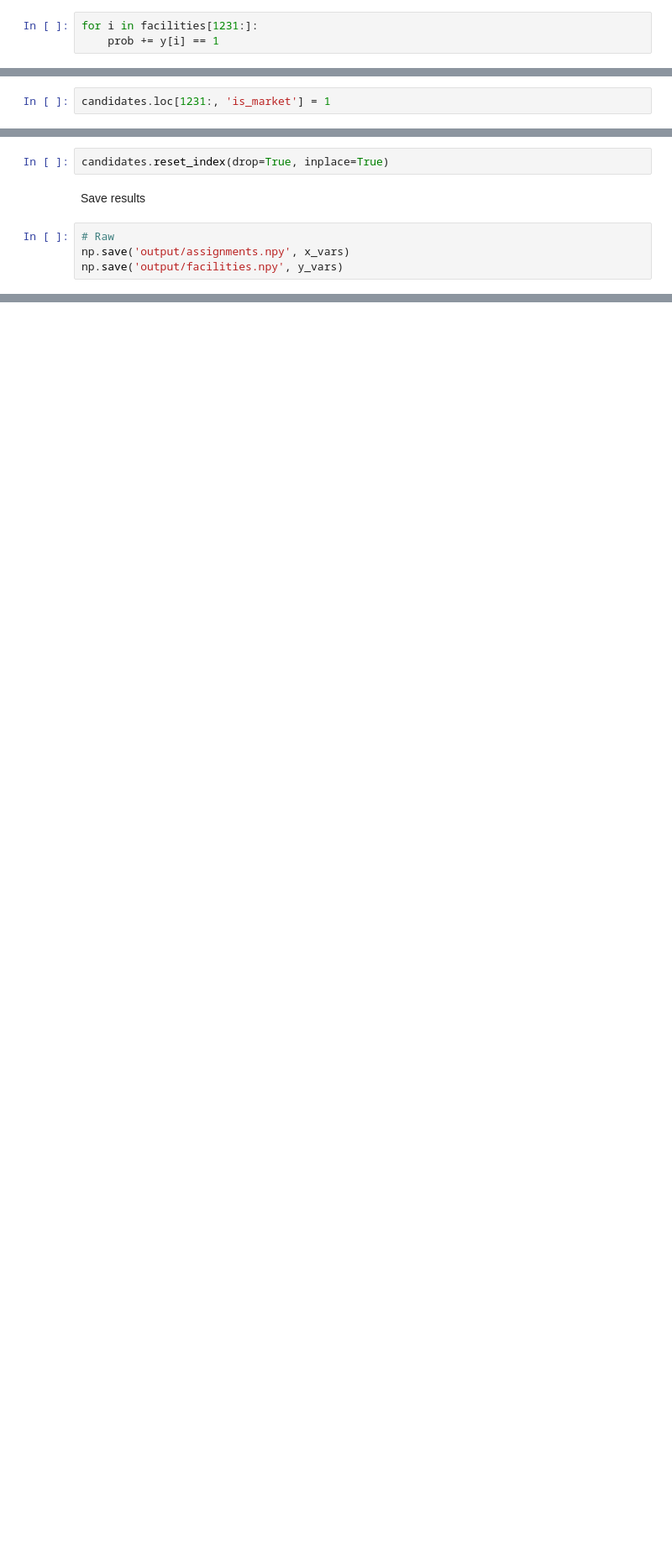
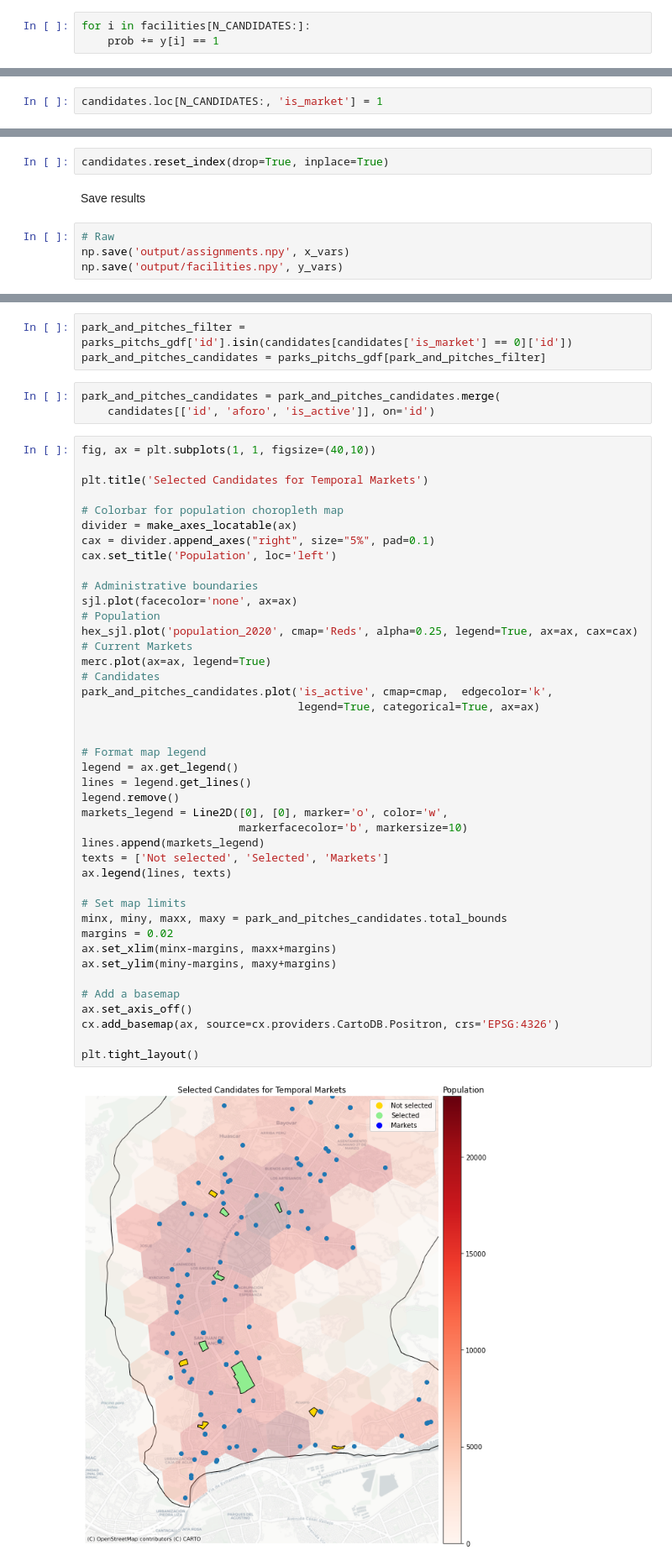
Before and after one commit to EL-BID/urbanpy, a Jupyter notebook: notebooks/Market Facility Location with Python.ipynb, the cells around one changed output, grey strips where cells are left out. Shown at 84% size. Cells and saved outputs as stored; diff of their text form; blank space fills up the shorter version.

```diff
--- a/notebooks/Market Facility Location with Python.ipynb
+++ b/notebooks/Market Facility Location with Python.ipynb
@@ -293,5 +315,5 @@ merc.shape
 # %%
-for i in facilities[1231:]:
+for i in facilities[N_CANDIDATES:]:
     prob += y[i] == 1
 # %% [markdown]
 Finally, as to maintain proper social distancing, we set a capacity constraint $$ \sum_{j=1}^{m} x_{ij} ≤ c_{i} \quad \forall i \in \text{Facilities}$$
@@ -337,4 +357,4 @@ candidates['is_active'] = y_vars
 # %%
 candidates['is_market'] = 0
 # %%
-candidates.loc[1231:, 'is_market'] = 1
+candidates.loc[N_CANDIDATES:, 'is_market'] = 1
@@ -355,0 +378,50 @@ candidates.to_file('output/facilities')
+# %%
+park_and_pitches_filter = parks_pitchs_gdf['id'].isin(candidates[candidates['is_market'] == 0]['id'])
+park_and_pitches_candidates = parks_pitchs_gdf[park_and_pitches_filter]
+# %%
+park_and_pitches_candidates = park_and_pitches_candidates.merge(
+    candidates[['id', 'aforo', 'is_active']], on='id')
+# %%
+fig, ax = plt.subplots(1, 1, figsize=(40,10))
+
+plt.title('Selected Candidates for Temporal Markets')
+
+# Colorbar for population choropleth map
+divider = make_axes_locatable(ax)
+cax = divider.append_axes("right", size="5%", pad=0.1)
+cax.set_title('Population', loc='left')
+
+# Administrative boundaries
+sjl.plot(facecolor='none', ax=ax)
+# Population
+hex_sjl.plot('population_2020', cmap='Reds', alpha=0.25, legend=True, ax=ax, cax=cax)
+# Current Markets
+merc.plot(ax=ax, legend=True)
+# Candidates
+park_and_pitches_candidates.plot('is_active', cmap=cmap,  edgecolor='k',
+                                 legend=True, categorical=True, ax=ax)
+
+
+# Format map legend
+legend = ax.get_legend()
+lines = legend.get_lines()
+legend.remove()
+markets_legend = Line2D([0], [0], marker='o', color='w',
+                        markerfacecolor='b', markersize=10)
+lines.append(markets_legend)
+texts = ['Not selected', 'Selected', 'Markets']
+ax.legend(lines, texts)
+
+# Set map limits
+minx, miny, maxx, maxy = park_and_pitches_candidates.total_bounds
+margins = 0.02
+ax.set_xlim(minx-margins, maxx+margins)
+ax.set_ylim(miny-margins, maxy+margins)
+
+# Add a basemap
+ax.set_axis_off()
+cx.add_basemap(ax, source=cx.providers.CartoDB.Positron, crs='EPSG:4326')
+
+plt.tight_layout()
+# %% [output]
+[figure, added]
```
Also changed, not shown: parts of 46 cells of this notebook, 8 other files.
